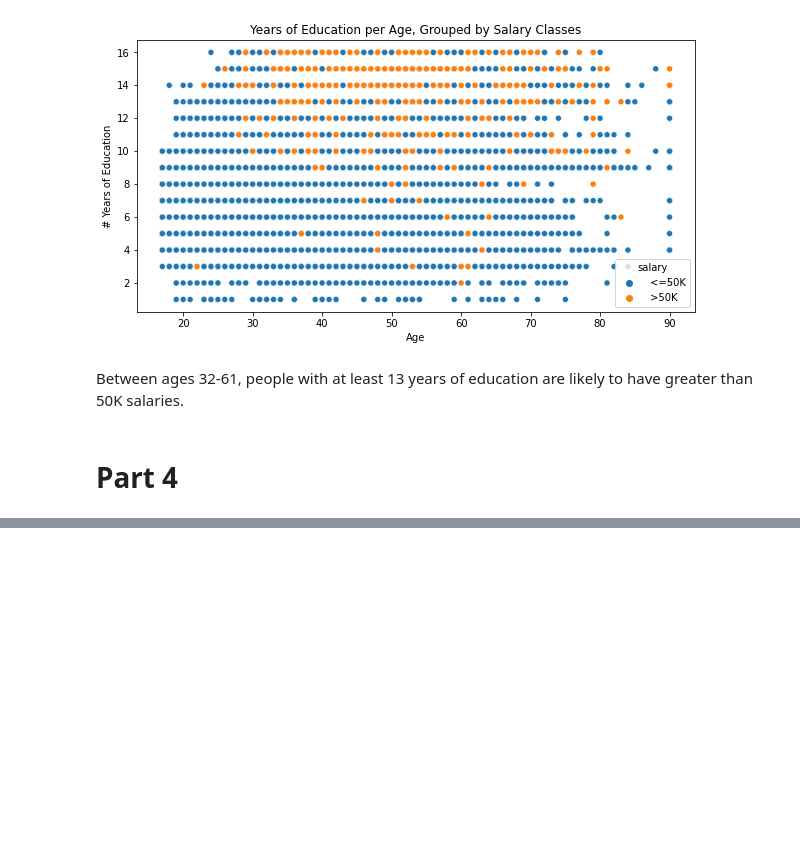
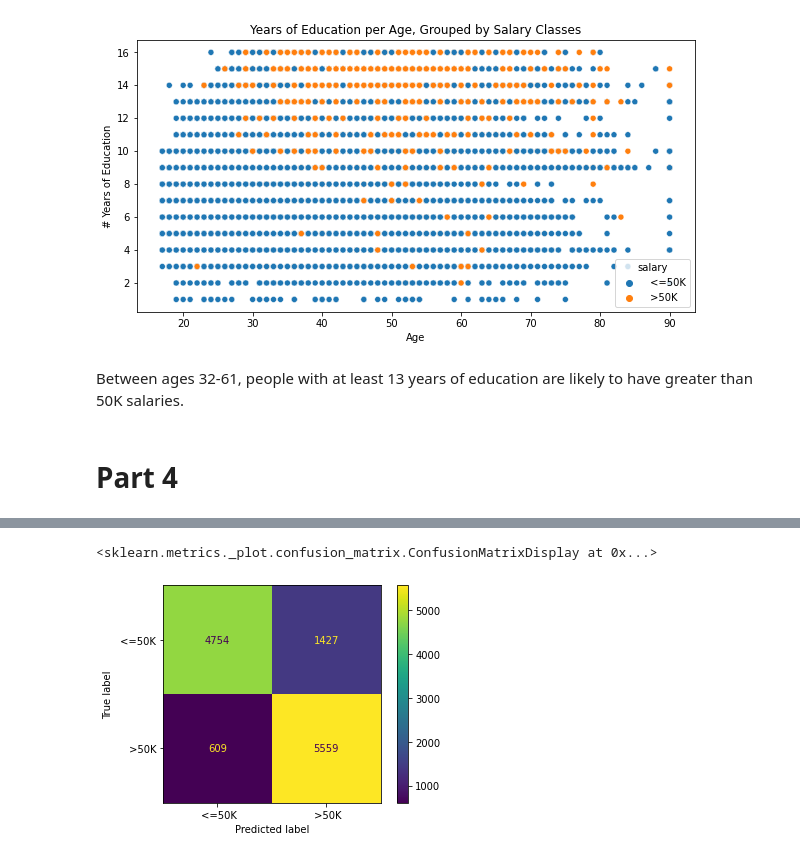
Before and after one commit to hport15/prediction, a Jupyter notebook: Project_2.ipynb, the cells around one changed output, grey strips where cells are left out. Saved outputs shown, nothing was run; the diff lists cells and outputs as text; code cells hidden in the pictures; blank space fills up the shorter version.

```diff
--- a/Project_2.ipynb
+++ b/Project_2.ipynb
@@ -606,0 +376,6 @@ The KNN and logistic regression models had similar metrics, but the logistic reg
+# %%
+# Using SMOTE to balance out target (adapted from https://towardsdatascience.com/applying-smote-for-class-imbalance-with-just-a-few-lines-of-code-python-cdf603e58688)
+from imblearn.over_sampling import SMOTE
+sm = SMOTE(random_state=42)
+X_trans = transformer.fit_transform(X)
+X_sm, y_sm = sm.fit_resample(X_trans, y)
@@ -606,0 +398,9 @@ The KNN and logistic regression models had similar metrics, but the logistic reg
+# %%
+# train test split
+X_train, X_test, y_train, y_test = train_test_split(X_sm, y_sm, random_state=42)
+# %%
+# knn
+from sklearn.neighbors import KNeighborsClassifier
+knn = KNeighborsClassifier()
+knn.fit(X_train, y_train)
+print(knn.score(X_test, y_test))
@@ -606,0 +546,11 @@ The KNN and logistic regression models had similar metrics, but the logistic reg
+# %%
+# classification report for knn
+from sklearn.metrics import classification_report
+
+# knn predictions
+knnTrainPred = knn.predict(X_train)
+knnTestPred = knn.predict(X_test)
+
+# print metrics
+print(classification_report(y_train, knnTrainPred))
+print(classification_report(y_test, knnTestPred))
@@ -606,0 +602,7 @@ The KNN and logistic regression models had similar metrics, but the logistic reg
+# %%
+from sklearn.metrics import ConfusionMatrixDisplay
+# knn confusion matrix
+ConfusionMatrixDisplay.from_predictions(y_test, knnTestPred)
+# %% [output]
+<sklearn.metrics._plot.confusion_matrix.ConfusionMatrixDisplay at 0x...>
+[figure, added]
```
Also changed, not shown: parts of 34 cells of this notebook.
